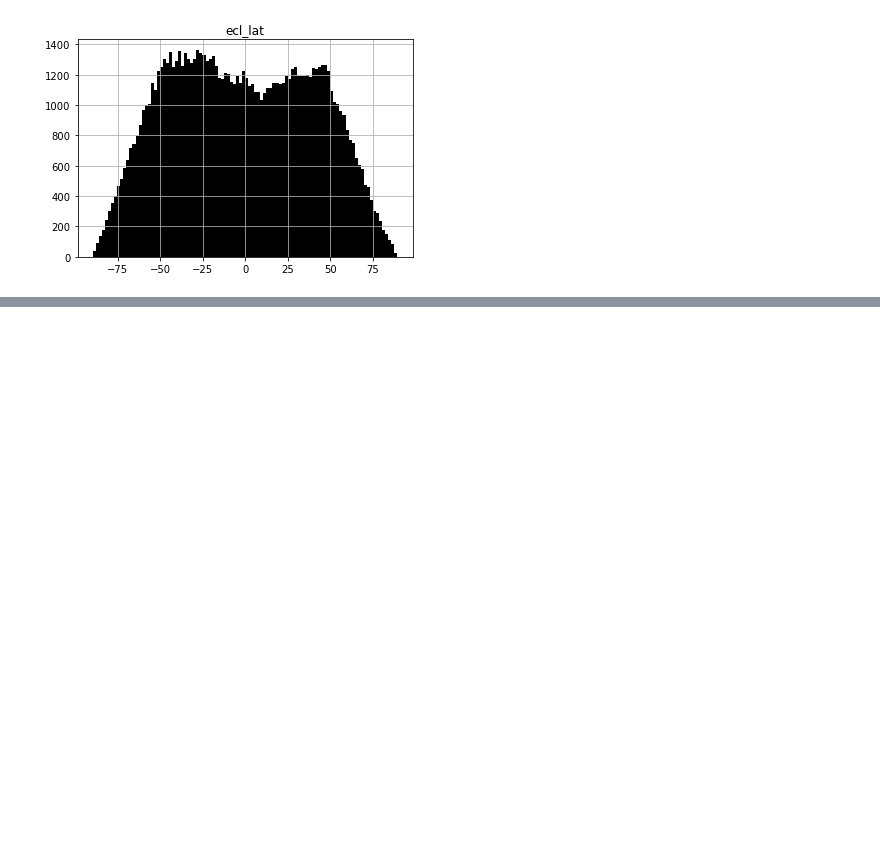
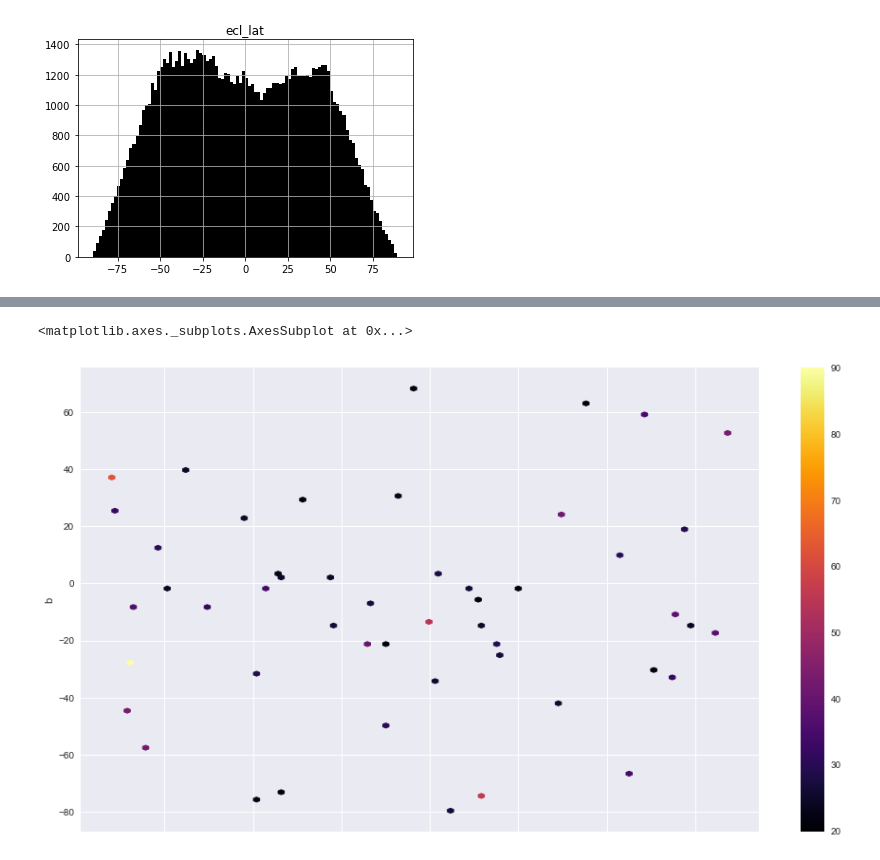
Before and after one commit to paantya/gaialib, a Jupyter notebook: k2018.ipynb, the cells around one changed output, grey strips where cells are left out. Cells and saved outputs as stored; diff of their text form; code cells hidden in the pictures; blank space fills up the shorter version.

```diff
--- a/k2018.ipynb
+++ b/k2018.ipynb
@@ -409,0 +416,7 @@ KeyboardInterrupt:
+# %%
+tmp = df_tgas_hip[['l','b','parallax_difference']].sort_values(by='parallax_difference', ascending=False).head(50)
+# %%
+tmp.plot.hexbin('l','b','parallax_difference',cmap='inferno',figsize=(16, 9))
+# %% [output]
+<matplotlib.axes._subplots.AxesSubplot at 0x...>
+[figure, added]
```
Also changed, not shown: parts of 5 cells of this notebook.
